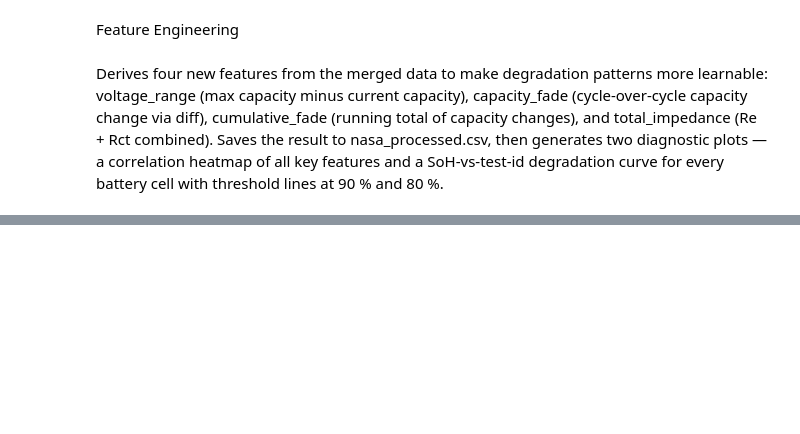
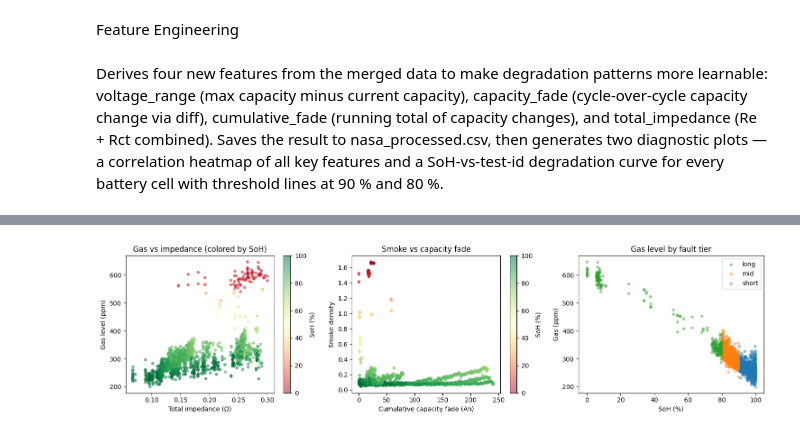
Before and after one commit to harshithamlvrs/ROEU_Project_ML, a Jupyter notebook: Day1.ipynb, the cells around one changed output, grey strips where cells are left out. Drawn from its saved outputs; the diff is of its cells as text; code cells hidden in the pictures; blank space fills up the shorter version.

```diff
--- a/Day1.ipynb
+++ b/Day1.ipynb
@@ -402,0 +507,33 @@ plt.show()
+# %%
+fig, axes = plt.subplots(1, 3, figsize=(15, 4))
+
+sc1 = axes[0].scatter(df['total_impedance'], df['gas_ppm'],
+    c=df['SoH'], cmap='RdYlGn', alpha=0.5, s=15)
+plt.colorbar(sc1, ax=axes[0], label='SoH (%)')
+axes[0].set_xlabel('Total impedance (Ω)')
+axes[0].set_ylabel('Gas level (ppm)')
+axes[0].set_title('Gas vs impedance (colored by SoH)')
+
+sc2 = axes[1].scatter(df['cumulative_fade'], df['smoke_density'],
+    c=df['SoH'], cmap='RdYlGn', alpha=0.5, s=15)
+plt.colorbar(sc2, ax=axes[1], label='SoH (%)')
+axes[1].set_xlabel('Cumulative capacity fade (Ah)')
+axes[1].set_ylabel('Smoke density')
+axes[1].set_title('Smoke vs capacity fade')
+
+for tier, grp in df.groupby('fault_tier'):
+    axes[2].scatter(grp['SoH'], grp['gas_ppm'],
+        label=tier, alpha=0.4, s=15)
+axes[2].set_xlabel('SoH (%)')
+axes[2].set_ylabel('Gas (ppm)')
+axes[2].set_title('Gas level by fault tier')
+axes[2].legend()
+
+from pathlib import Path
+Path('data').mkdir(exist_ok=True)
+
+plt.tight_layout()
+plt.savefig('data/cross_sensor_analysis.png', dpi=150)
+plt.show()
+# %% [output]
+[figure, added]
```
Also changed, not shown: parts of 12 cells of this notebook, 12 other files.
